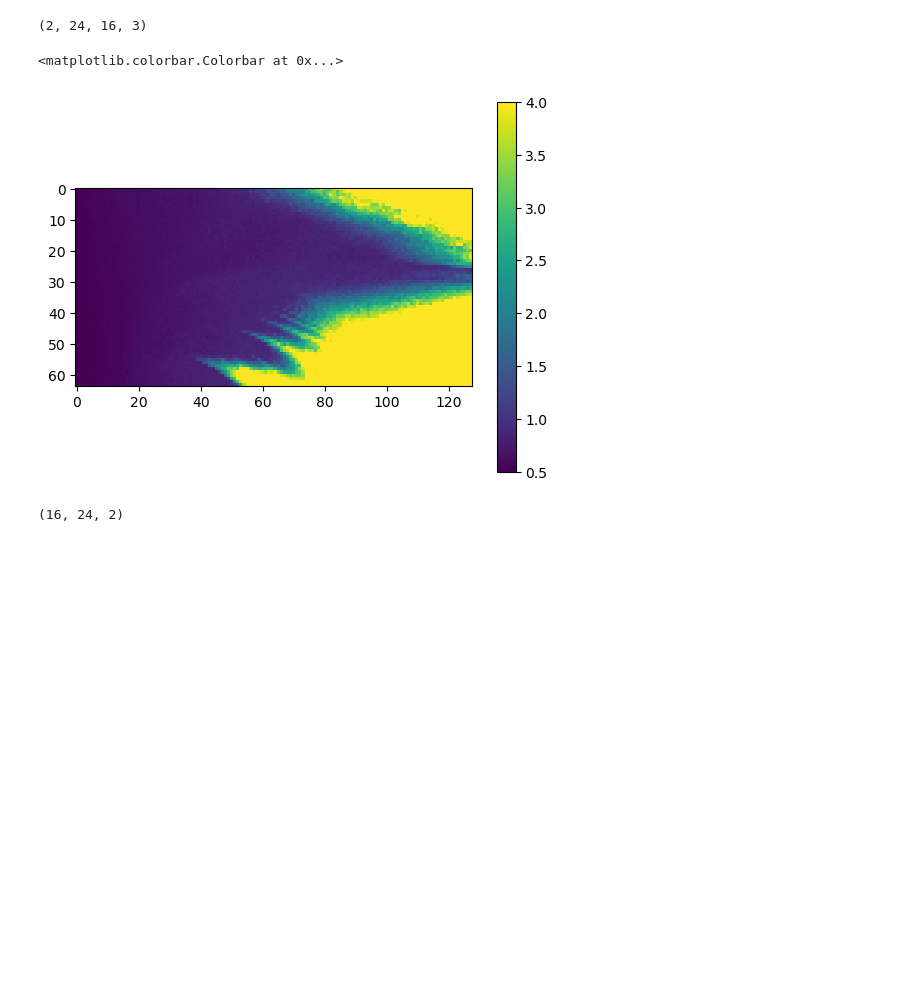
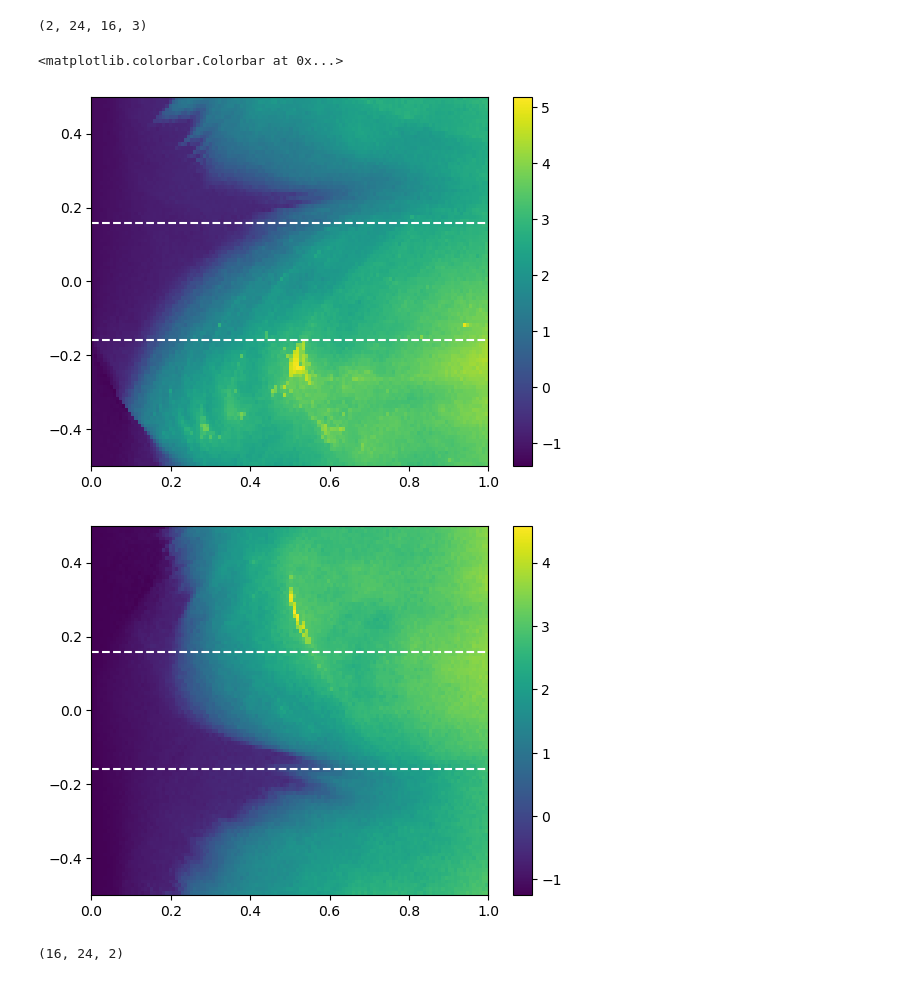
Before and after one commit to Maplenormandy/c1lgkt-jax, a Jupyter notebook: bin/nontwist_scratch.ipynb, the cells around one changed output. Drawn from its saved outputs; the diff is of its cells as text; code cells hidden in the pictures; blank space fills up the shorter version.

```diff
--- a/bin/nontwist_scratch.ipynb
+++ b/bin/nontwist_scratch.ipynb
@@ -29,8 +33,8 @@ def map(xy, t, params):
     return ((xnew, ynew), None)
 
 
-a_vals = jnp.linspace(0, 0.5, 64)
-b_vals = jnp.linspace(0, 0.5, 128)
+a_vals = jnp.linspace(-0.5, 0.5, 96)
+b_vals = jnp.linspace(0, 1.0, 128)
 c_vals = jnp.array([0.0, (1.0+jnp.sqrt(5))/2])
 
 abc_grid = jnp.array(jnp.meshgrid(a_vals, b_vals, c_vals, indexing='ij'))
@@ -57,14 +61,24 @@ abc_grid.T.shape
 # %% [output]
 (2, 24, 16, 3)
 # %%
-plt.figure()
+
 tgrid = transport_vals.reshape((len(c_vals), len(b_vals), len(a_vals))).T
 
-plt.imshow(jnp.clip(tgrid[:,:,0] / jnp.std(jnp.linspace(0,2,256)), 0, 4))
+plt.figure()
+plt.imshow(jnp.log(tgrid[:,:,0]), origin='lower', extent=(0.0,1.0,-0.5,0.5), aspect='auto')
+plt.axhline(1/ (2*np.pi), color='w', linestyle='--')
+plt.axhline(-1/ (2*np.pi), color='w', linestyle='--')
 plt.colorbar()
+
+plt.figure()
+plt.imshow(jnp.log(tgrid[:,:,1]), origin='lower', extent=(0.0,1.0,-0.5,0.5), aspect='auto')
+plt.axhline(1/ (2*np.pi), color='w', linestyle='--')
+plt.axhline(-1/ (2*np.pi), color='w', linestyle='--')
+plt.colorbar()
 # %% [output]
 <matplotlib.colorbar.Colorbar at 0x...>
-[figure, old version]
+[figure, new version]
+[figure, added]
 # %%
 tgrid.shape
 # %% [output]
```
Also changed, not shown: parts of 1 cell of this notebook, 11 other files.
